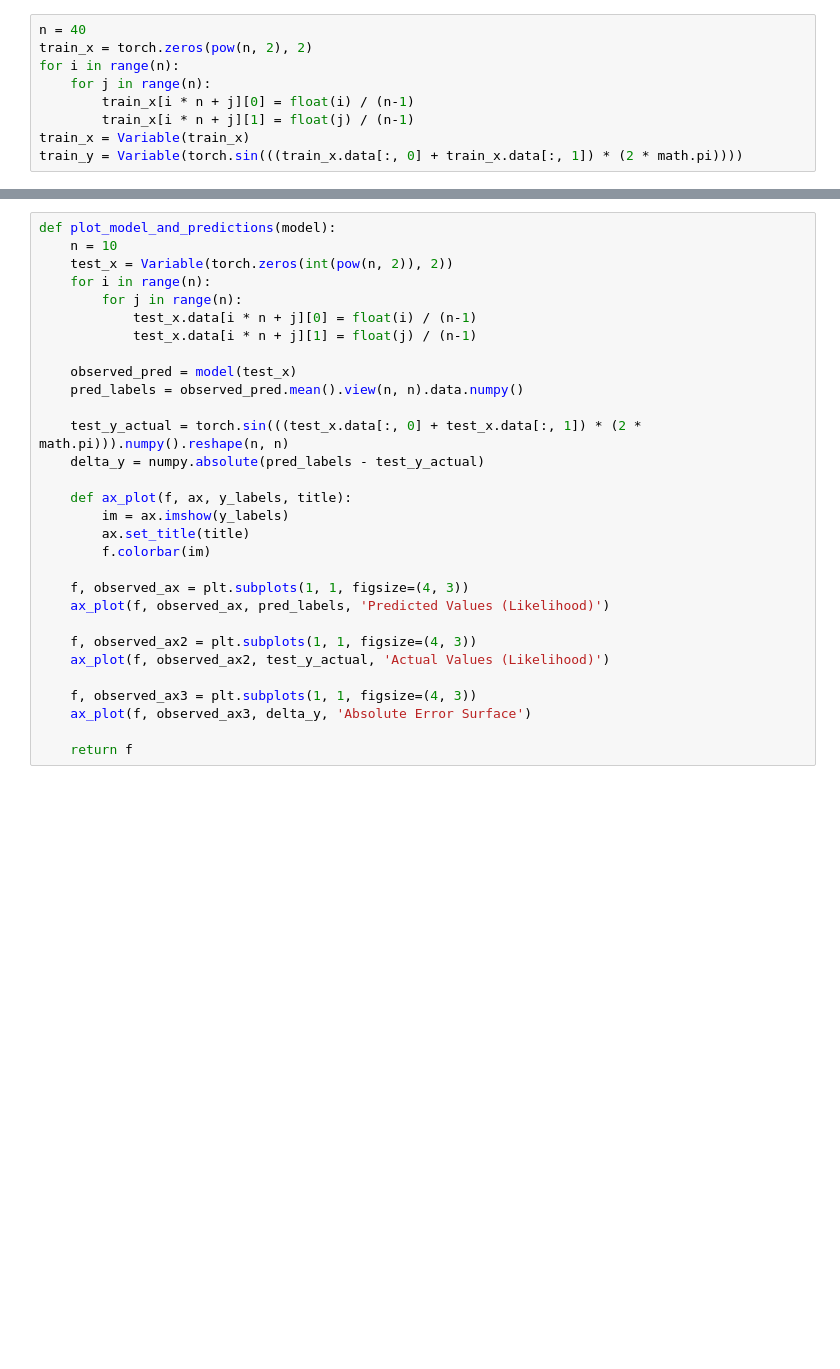
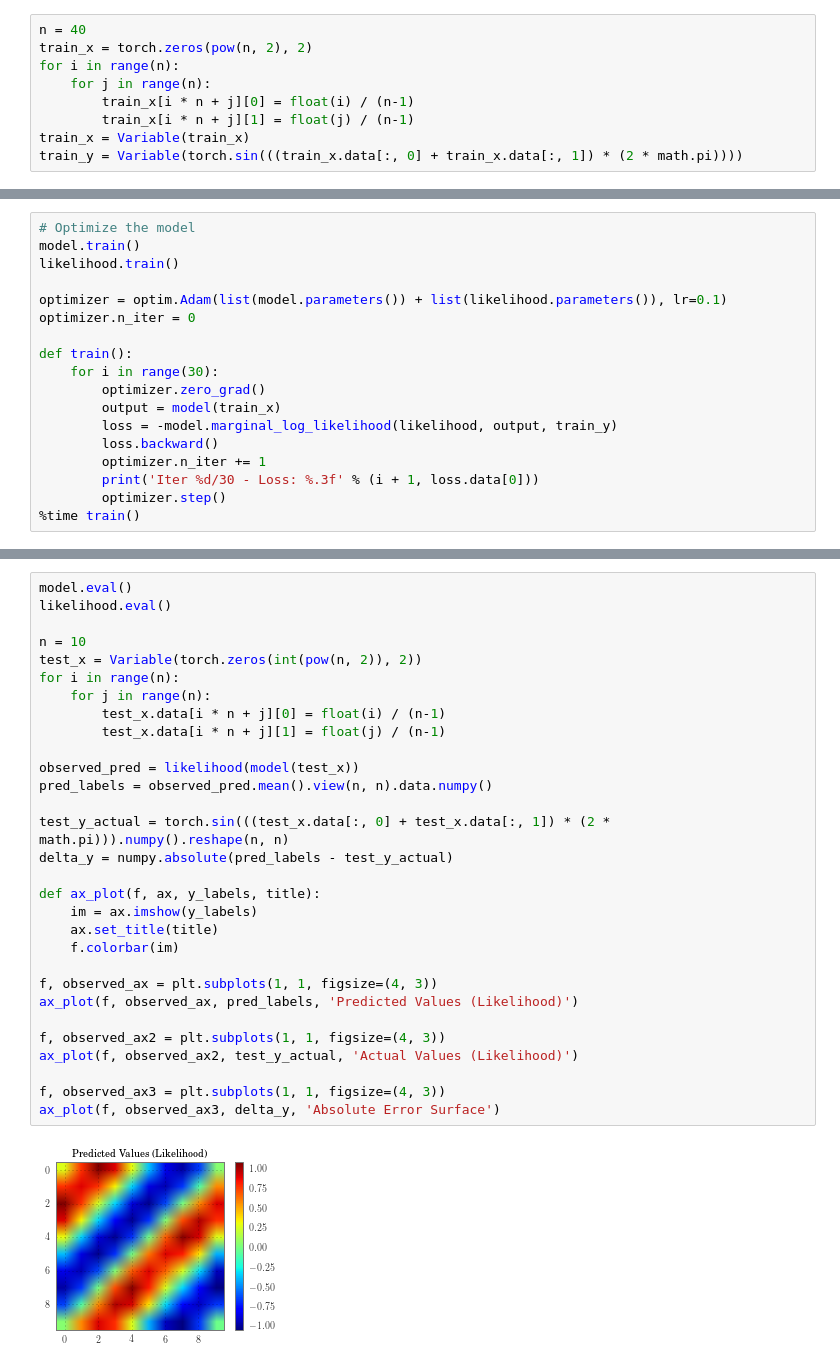
Before and after one commit to cornellius-gp/gpytorch, a Jupyter notebook: examples/kissgp_kronecker_product_regression.ipynb, the cells around one changed output, grey strips where cells are left out. Drawn from its saved outputs; the diff is of its cells as text; blank space fills up the shorter version.

```diff
--- a/examples/kissgp_kronecker_product_regression.ipynb
+++ b/examples/kissgp_kronecker_product_regression.ipynb
@@ -47,0 +49,18 @@ model = GPRegressionModel()
+# %%
+# Optimize the model
+model.train()
+likelihood.train()
+
+optimizer = optim.Adam(list(model.parameters()) + list(likelihood.parameters()), lr=0.1)
+optimizer.n_iter = 0
+
+def train():
+    for i in range(30):
+        optimizer.zero_grad()
+        output = model(train_x)
+        loss = -model.marginal_log_likelihood(likelihood, output, train_y)
+        loss.backward()
+        optimizer.n_iter += 1
+        print('Iter %d/30 - Loss: %.3f' % (i + 1, loss.data[0]))
+        optimizer.step()
+%time train()
@@ -48,30 +85,32 @@ model = GPRegressionModel()
 # %%
-def plot_model_and_predictions(model):
-    n = 10
-    test_x = Variable(torch.zeros(int(pow(n, 2)), 2))
-    for i in range(n):
-        for j in range(n):
-            test_x.data[i * n + j][0] = float(i) / (n-1)
-            test_x.data[i * n + j][1] = float(j) / (n-1)
+model.eval()
+likelihood.eval()
 
-    observed_pred = model(test_x)
-    pred_labels = observed_pred.mean().view(n, n).data.numpy()
+n = 10
+test_x = Variable(torch.zeros(int(pow(n, 2)), 2))
+for i in range(n):
+    for j in range(n):
+        test_x.data[i * n + j][0] = float(i) / (n-1)
+        test_x.data[i * n + j][1] = float(j) / (n-1)
 
-    test_y_actual = torch.sin(((test_x.data[:, 0] + test_x.data[:, 1]) * (2 * math.pi))).numpy().reshape(n, n)
-    delta_y = numpy.absolute(pred_labels - test_y_actual)
+observed_pred = likelihood(model(test_x))
+pred_labels = observed_pred.mean().view(n, n).data.numpy()
 
-    def ax_plot(f, ax, y_labels, title):
-        im = ax.imshow(y_labels)
-        ax.set_title(title)
-        f.colorbar(im)
+test_y_actual = torch.sin(((test_x.data[:, 0] + test_x.data[:, 1]) * (2 * math.pi))).numpy().reshape(n, n)
+delta_y = numpy.absolute(pred_labels - test_y_actual)
 
-    f, observed_ax = plt.subplots(1, 1, figsize=(4, 3))
-    ax_plot(f, observed_ax, pred_labels, 'Predicted Values (Likelihood)')
+def ax_plot(f, ax, y_labels, title):
+    im = ax.imshow(y_labels)
+    ax.set_title(title)
+    f.colorbar(im)
 
-    f, observed_ax2 = plt.subplots(1, 1, figsize=(4, 3))
-    ax_plot(f, observed_ax2, test_y_actual, 'Actual Values (Likelihood)')
+f, observed_ax = plt.subplots(1, 1, figsize=(4, 3))
+ax_plot(f, observed_ax, pred_labels, 'Predicted Values (Likelihood)')
 
-    f, observed_ax3 = plt.subplots(1, 1, figsize=(4, 3))
-    ax_plot(f, observed_ax3, delta_y, 'Absolute Error Surface')
+f, observed_ax2 = plt.subplots(1, 1, figsize=(4, 3))
+ax_plot(f, observed_ax2, test_y_actual, 'Actual Values (Likelihood)')
 
-    return f
+f, observed_ax3 = plt.subplots(1, 1, figsize=(4, 3))
+ax_plot(f, observed_ax3, delta_y, 'Absolute Error Surface')
+# %% [output]
+[figure, added]
```
Also changed, not shown: parts of 6 cells of this notebook, 12 other files.
